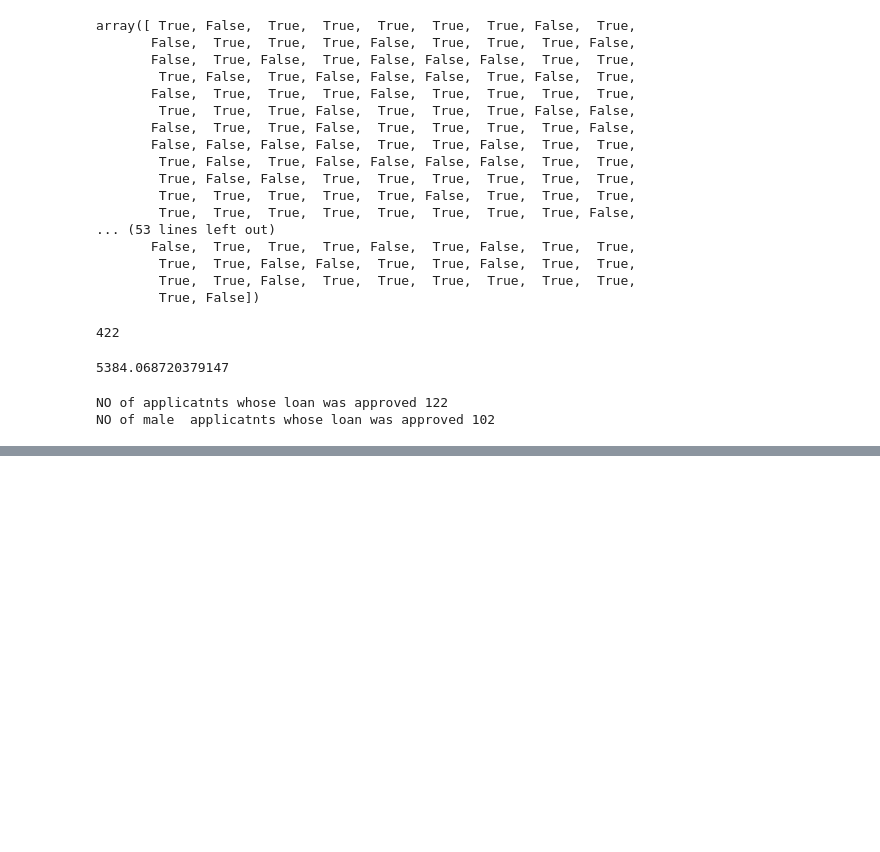
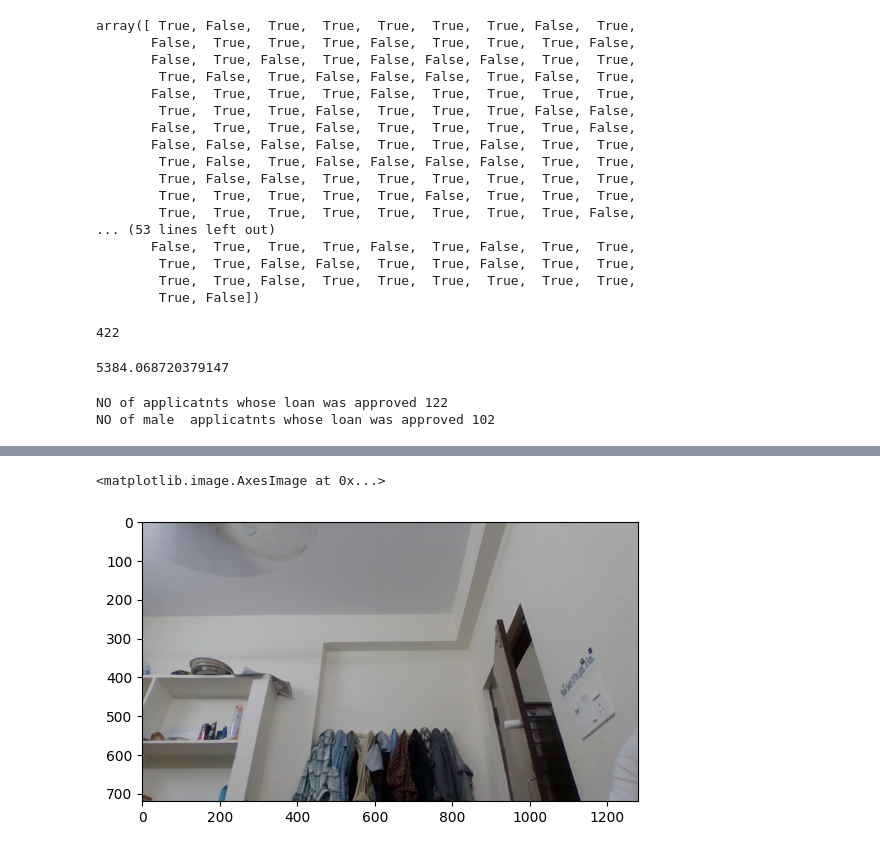
Before and after one commit to Masireddyvamshi/Exploratory_Data_Analysis, a Jupyter notebook: classNotes.ipynb, the cells around one changed output, grey strips where cells are left out. Saved outputs shown, nothing was run; the diff lists cells and outputs as text; code cells hidden in the pictures; blank space fills up the shorter version.

```diff
--- a/classNotes.ipynb
+++ b/classNotes.ipynb
@@ -1196,0 +1940,5 @@ NO of male  applicatnts whose loan was approved 102
+# %%
+plt.imshow(no_person)
+# %% [output]
+<matplotlib.image.AxesImage at 0x...>
+[figure, added]
```
Also changed, not shown: parts of 125 cells of this notebook.
